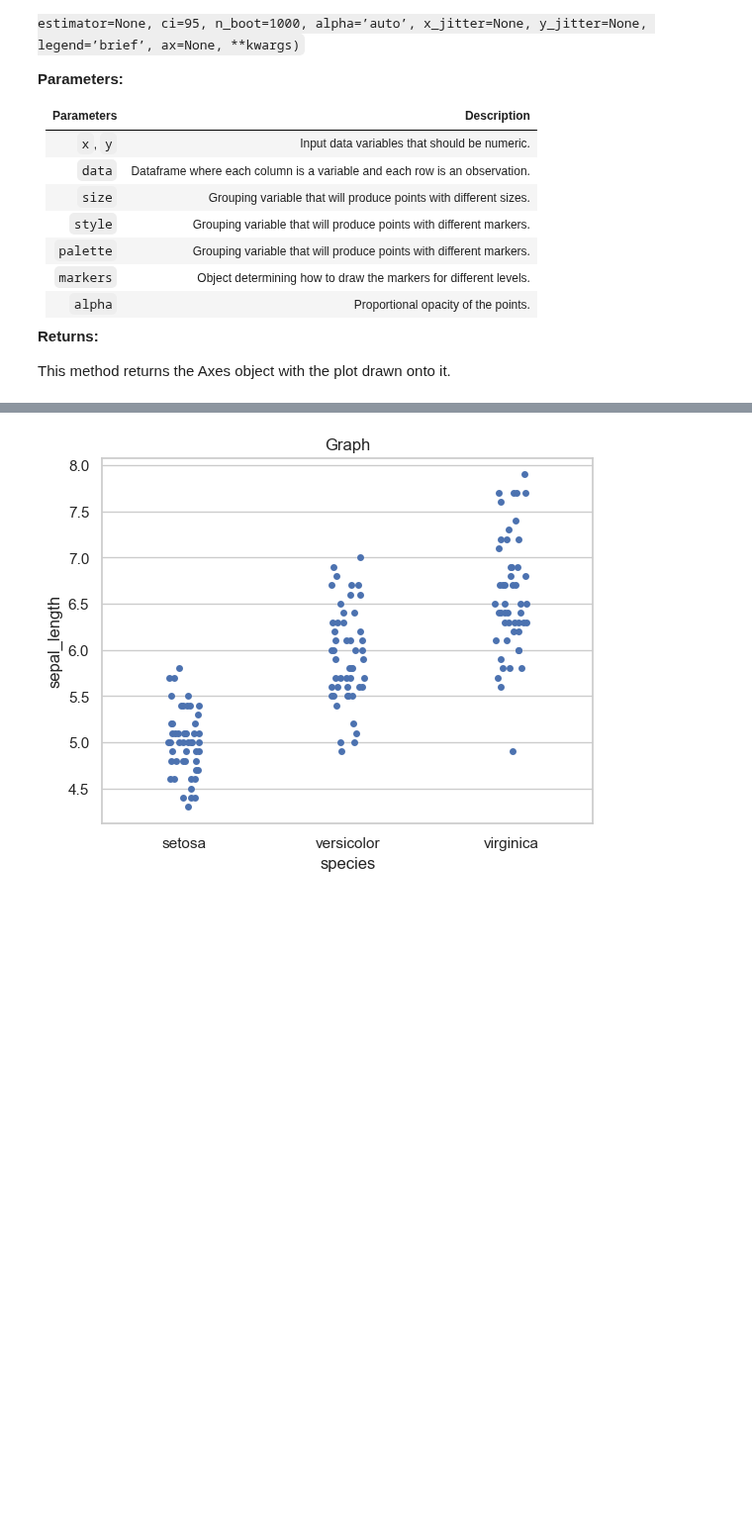
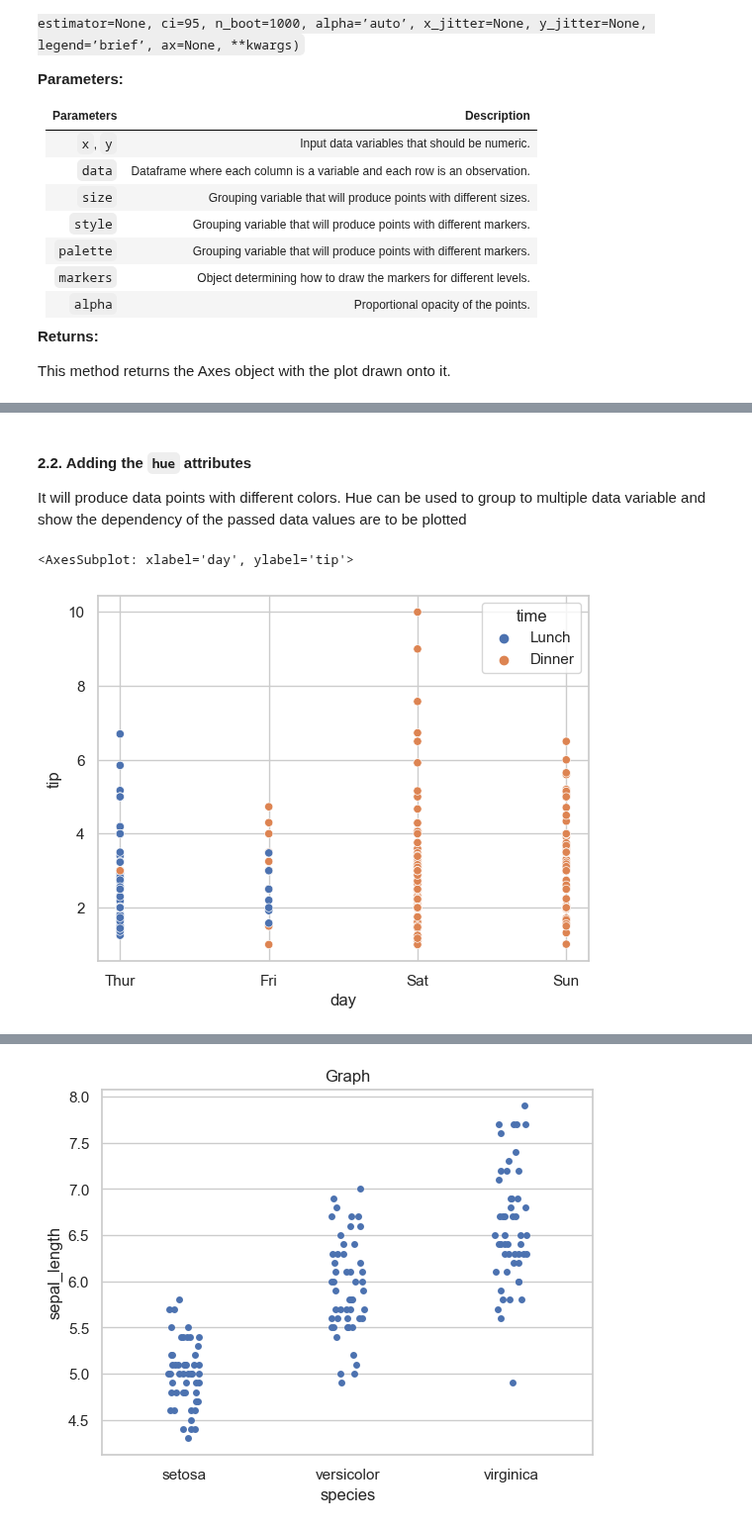
Before and after one commit to arunp77/Python-programming, a Jupyter notebook: Python-fundamental/Matplotlib.ipynb, the cells around one changed output, grey strips where cells are left out. Shown at 99% size. Saved outputs shown, nothing was run; the diff lists cells and outputs as text; code cells hidden in the pictures; blank space fills up the shorter version.

```diff
--- a/Python-fundamental/Matplotlib.ipynb
+++ b/Python-fundamental/Matplotlib.ipynb
@@ -1472,0 +1514,11 @@ This method returns the Axes object with the plot drawn onto it.
+# %% [markdown]
+#### 2.2. Adding the `hue` attributes
+
+It will produce data points with different colors. Hue can be used to group to multiple data variable and show the dependency of the passed data values are to be plotted
+# %%
+sns.scatterplot(x='day', y='tip', data=tip, hue='time') # in place of hue ='time', we can also use 'day' in place.
+
+# we can see how the tip and day bill is related to whether it was lunchtime or dinner time. The blue color has represented the Dinner and the orange color represents the Lunch.
+# %% [output]
+<AxesSubplot: xlabel='day', ylabel='tip'>
+[figure, added]
```
Also changed, not shown: parts of 18 cells of this notebook.
